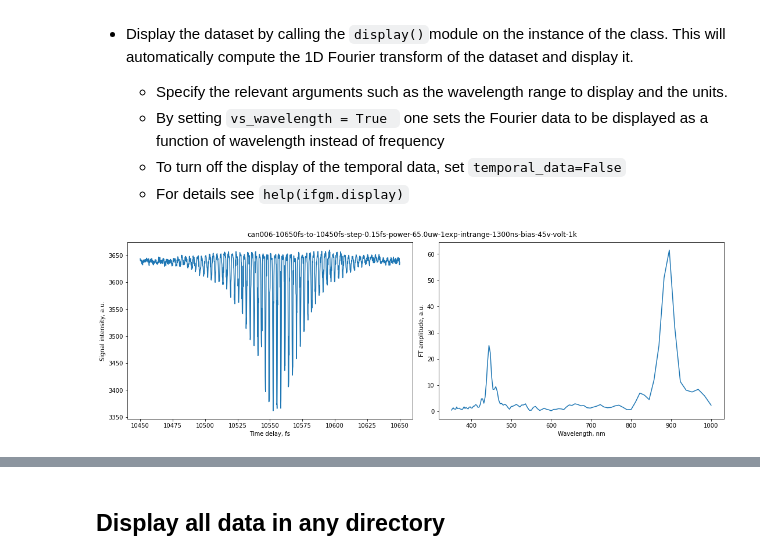
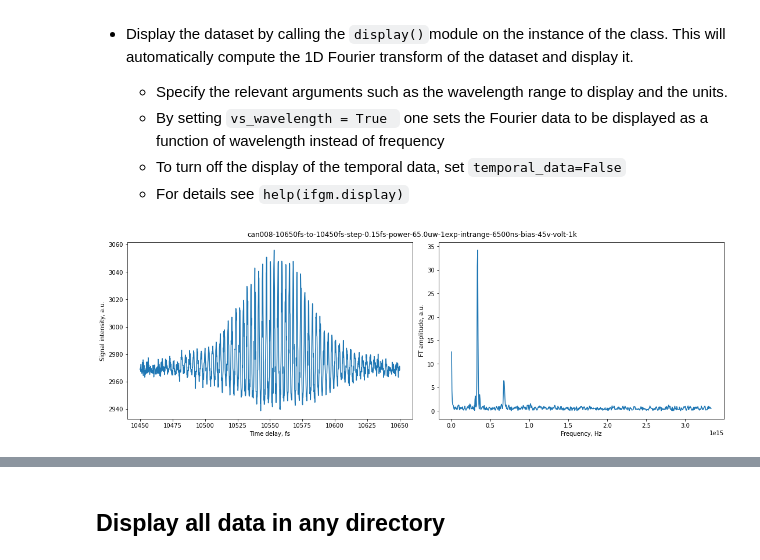
Before and after one commit to pkliui/Interferometry, a Jupyter notebook: Interferogram/docs/InterferogramAnalysis.ipynb, the cells around one changed output, grey strips where cells are left out. Drawn from its saved outputs; the diff is of its cells as text; code cells hidden in the pictures.

````diff
--- a/Interferogram/docs/InterferogramAnalysis.ipynb
+++ b/Interferogram/docs/InterferogramAnalysis.ipynb
@@ -48,16 +48,16 @@ from Interferogram.classes.interferogram import Interferogram
     * For details see ```help(ifgm.display)```
 # %%
 datapath = os.path.abspath("/Users/Pavel/Documents/repos/signal-processing/Interferogram/data/")
-filename = "20211014scan006-10650fs-to-10450fs-step-0.15fs-power-65.0uw-1exp-intrange-1300ns-bias-45v-volt-1k.txt"
+filename = "20211014scan008-10650fs-to-10450fs-step-0.15fs-power-65.0uw-1exp-intrange-6500ns-bias-45v-volt-1k.txt"
 
 ifgm = Interferogram(pathtodata = datapath,
                      filetoread = filename,
                      time_units = "fs",
                      time_step = 0.15)
 ifgm.read_data()
-ifgm.display(vs_wavelength=True,
+ifgm.display(vs_wavelength=False,
              wav_min = 350,
              wav_max = 1000,
              wav_units = "nm")
 # %% [output]
-[figure, old version]
+[figure, new version]
````
Also changed, not shown: parts of 11 cells of this notebook.
